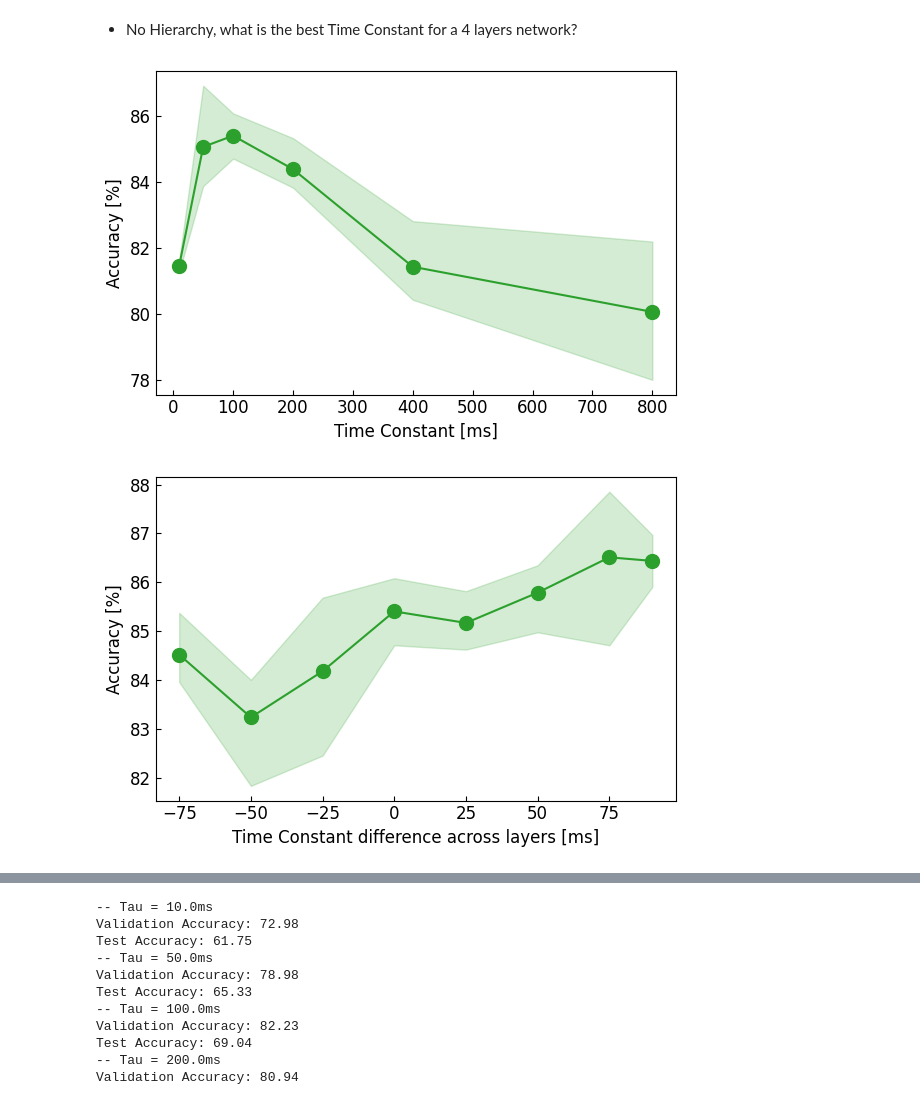
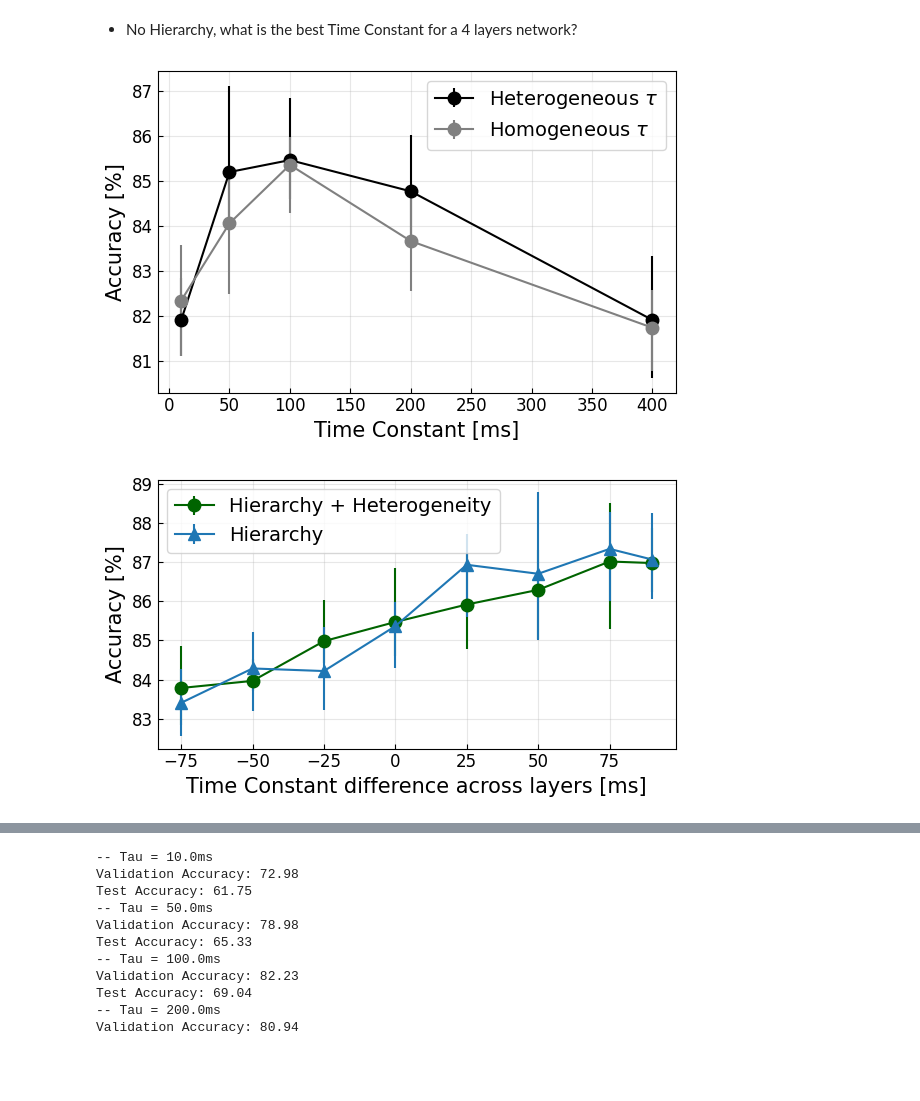
Before and after one commit to EIS-Hub/hSNN, a Jupyter notebook: snn_hierarchy_shd.ipynb, the cells around one changed output, grey strips where cells are left out. Saved outputs shown, nothing was run; the diff lists cells and outputs as text; code cells hidden in the pictures; blank space fills up the shorter version.

```diff
--- a/snn_hierarchy_shd.ipynb
+++ b/snn_hierarchy_shd.ipynb
@@ -388,53 +400,93 @@ plt.tight_layout()
 # %%
-### time constant
+### time constant sweep
 # load file
 import os
 import numpy as np
 import pandas as pd
 import matplotlib.pyplot as plt
 file_dir = '/Users/filippomoro/Documents/hsnn/results'
-file_name = os.path.join( file_dir, 'Sweep_tau_mem_wandb_export_2024-03-18T15_53_40.283+01_00.csv' )
+file_name = os.path.join( file_dir, 'Sweep_tau_mem_wandb_export_2024-03-25T09_22_38.384+01_00.csv' )
 df = pd.read_csv( file_name, delimiter=',' )
 
-tau_mem_list = np.sort( list( set( list(df['tau_mem'] ) ) ) )
-mean_acc_tau_mem = np.array( [ df['Test Acc'][df['tau_mem']==tau].mean() for tau in tau_mem_list] )
-max_acc_tau_mem = np.array( [ df['Test Acc'][df['tau_mem']==tau].max() for tau in tau_mem_list] )
-min_acc_tau_mem = np.array( [ df['Test Acc'][df['tau_mem']==tau].min() for tau in tau_mem_list] )
+tau_mem_list = np.sort( list( set( list(df['tau_mem'] ) ) ) )[:-1]
+# With Heterogeneity of Time constant
+mean_acc_tau_mem = np.array( [ df['Test Acc'][df['tau_mem']==tau][df['distrib_tau']==True].mean() for tau in tau_mem_list] )
+max_acc_tau_mem = np.array( [ df['Test Acc'][df['tau_mem']==tau][df['distrib_tau']==True].quantile(0.85) for tau in tau_mem_list] )
+min_acc_tau_mem = np.array( [ df['Test Acc'][df['tau_mem']==tau][df['distrib_tau']==True].quantile(0.15) for tau in tau_mem_list] )
+# With Homogeneity of Time constant
+mean_acc_tau_mem_hom = np.array( [ df['Test Acc'][df['tau_mem']==tau][df['distrib_tau']==False].mean() for tau in tau_mem_list] )
+max_acc_tau_mem_hom = np.array( [ df['Test Acc'][df['tau_mem']==tau][df['distrib_tau']==False].quantile(0.85) for tau in tau_mem_list] )
+min_acc_tau_mem_hom = np.array( [ df['Test Acc'][df['tau_mem']==tau][df['distrib_tau']==False].quantile(0.15) for tau in tau_mem_list] )
 
 fig, ax = plt.subplots( figsize=(6,4) )
-ax.plot( tau_mem_list*1e3, mean_acc_tau_mem, color='tab:green', marker='o', ms=10 )
-ax.fill_between( tau_mem_list*1e3, min_acc_tau_mem, max_acc_tau_mem, color='tab:green', alpha=0.2 )
-ax.set_xlabel('Time Constant [ms]', size=12); ax.set_ylabel('Accuracy [%]', size=12)
+# With Heterogeneity of Time constant
+# ax.plot( tau_mem_list*1e3, mean_acc_tau_mem, color='k', marker='o', ms=9, label=r'Heterogeneous $\tau$' )
+# ax.fill_between( tau_mem_list*1e3, min_acc_tau_mem, max_acc_tau_mem, color='k', alpha=0.2 )
+yerr_list = [mean_acc_tau_mem-min_acc_tau_mem, max_acc_tau_mem-mean_acc_tau_mem]
+hierarchy_plot = ax.errorbar( tau_mem_list*1e3, mean_acc_tau_mem, yerr=yerr_list,
+                color='k', marker='o', ms=9,
+                label=r'Heterogeneous $\tau$')
+# With Homogeneity of Time constant
+# ax.plot( tau_mem_list*1e3, mean_acc_tau_mem_hom, color='gray', marker='^', ms=9, label=r'Homogeneous $\tau$' )
+# ax.fill_between( tau_mem_list*1e3, min_acc_tau_mem_hom, max_acc_tau_mem_hom, color='gray', alpha=0.1 )
+yerr_list = [mean_acc_tau_mem_hom-min_acc_tau_mem_hom, max_acc_tau_mem_hom-mean_acc_tau_mem_hom]
+hierarchy_plot = ax.errorbar( tau_mem_list*1e3, mean_acc_tau_mem_hom, yerr=yerr_list,
+                color='gray', marker='o', ms=9,
+                label=r'Homogeneous $\tau$')
+# plot setting
+ax.set_xlabel('Time Constant [ms]', size=15); ax.set_ylabel('Accuracy [%]', size=15)
 ax.tick_params( direction='in', labelsize=12 )
+ax.legend(prop={'size':14})
+ax.grid(alpha=0.3)
 plt.tight_layout()
 fig.savefig( os.path.join( os.getcwd(), 'results/Tau_mem_sweep.pdf' ), dpi=300, transparent=True )
 # %% [output]
-[figure, old version]
+[figure, new version]
 # %%
 ### delta tau --> hierarchical
 # load file
 import os
 import numpy as np
 import pandas as pd
 import matplotlib.pyplot as plt
 file_dir = '/Users/filippomoro/Documents/hsnn/results'
-file_name = os.path.join( file_dir, 'Sweep_delta_tau_wandb_export_2024-03-18T15_54_55.040+01_00.csv' )
+file_name = os.path.join( file_dir, 'Sweep_delta_tau_wandb_export_2024-03-25T09_21_13.935+01_00.csv' ) # Sweep_delta_tau_wandb_export_2024-03-25T09_21_13.935+01_00
 df = pd.read_csv( file_name, delimiter=',' )
 
 delta_tau_list = np.sort( list( set( list(df['delta_tau'] ) ) ) )
 # delete two unnecessary datapoints
 delta_tau_list = np.delete( delta_tau_list, delta_tau_list==0.001 )
 delta_tau_list = np.delete( delta_tau_list, delta_tau_list==-0.001 )
-mean_acc_delta_tau = np.array( [ df['Test Acc'][df['delta_tau']==tau].mean() for tau in delta_tau_list] )
-max_acc_delta_tau = np.array( [ df['Test Acc'][df['delta_tau']==tau].max() for tau in delta_tau_list] )
-min_acc_delta_tau = np.array( [ df['Test Acc'][df['delta_tau']==tau].min() for tau in delta_tau_list] )
+# Heterogeneity
+mean_acc_delta_tau = np.array( [ df['Test Acc'][df['delta_tau']==tau][df['distrib_tau']==True].mean() for tau in delta_tau_list] )
+max_acc_delta_tau = np.array( [ df['Test Acc'][df['delta_tau']==tau][df['distrib_tau']==True].quantile(0.85) for tau in delta_tau_list] )
+min_acc_delta_tau = np.array( [ df['Test Acc'][df['delta_tau']==tau][df['distrib_tau']==True].quantile(0.15) for tau in delta_tau_list] )
+# Homogeneity
+mean_acc_delta_tau_hom = np.array( [ df['Test Acc'][df['delta_tau']==tau][df['distrib_tau']==False].mean() for tau in delta_tau_list] )
+max_acc_delta_tau_hom = np.array( [ df['Test Acc'][df['delta_tau']==tau][df['distrib_tau']==False].quantile(0.85) for tau in delta_tau_list] )
+min_acc_delta_tau_hom = np.array( [ df['Test Acc'][df['delta_tau']==tau][df['distrib_tau']==False].quantile(0.15) for tau in delta_tau_list] )
 
-fig, ax = plt.subplots( figsize=(6,4) )
-ax.plot( delta_tau_list*1e3, mean_acc_delta_tau, color='tab:green', marker='o', ms=10 )
-ax.fill_between( delta_tau_list*1e3, min_acc_delta_tau, max_acc_delta_tau, color='tab:green', alpha=0.2 )
-ax.set_xlabel('Time Constant difference across layers [ms]', size=12); ax.set_ylabel('Accuracy [%]', size=12)
+fig, ax = plt.subplots( figsize=(6,3.5) )
+# Heterogeneity
+# ax.plot( delta_tau_list*1e3, mean_acc_delta_tau, color='darkgreen', marker='o', ms=10, label=r'Heterogeneity $\tau$' )
+# ax.fill_between( delta_tau_list*1e3, min_acc_delta_tau, max_acc_delta_tau, color='tab:green', alpha=0.2 )
+yerr_list = [mean_acc_delta_tau-min_acc_delta_tau, max_acc_delta_tau-mean_acc_delta_tau]
+hierarchy_plot = ax.errorbar( delta_tau_list*1e3, mean_acc_delta_tau, yerr=yerr_list,
+                color='darkgreen', marker='o', ms=9,
+                label=r'Hierarchy + Heterogeneity')
+# Homogeneity
+# ax.plot( delta_tau_list*1e3, mean_acc_delta_tau_hom, color='tab:blue', marker='o', ms=10, label=r'Homogeneous $\tau$' )
+# ax.fill_between( delta_tau_list*1e3, min_acc_delta_tau_hom, max_acc_delta_tau_hom, color='tab:blue', alpha=0.2 )
+yerr_list = [mean_acc_delta_tau_hom-min_acc_delta_tau_hom, max_acc_delta_tau_hom-mean_acc_delta_tau_hom]
+hierarchy_plot = ax.errorbar( delta_tau_list*1e3, mean_acc_delta_tau_hom, yerr=yerr_list,
+                color='tab:blue', marker='^', ms=9,
+                label=r'Hierarchy')
+
+ax.set_xlabel('Time Constant difference across layers [ms]', size=15); ax.set_ylabel('Accuracy [%]', size=15)
 ax.tick_params( direction='in', labelsize=12 )
+ax.legend(prop={'size':14}, loc=2)
+ax.grid(alpha=0.3)
 plt.tight_layout()
 fig.savefig( os.path.join( os.getcwd(), 'results/Delta_tau_sweep.pdf' ), dpi=300, transparent=True )
 # %% [output]
-[figure, old version]
+[figure, new version]
```
Also changed, not shown: parts of 2 cells of this notebook.
